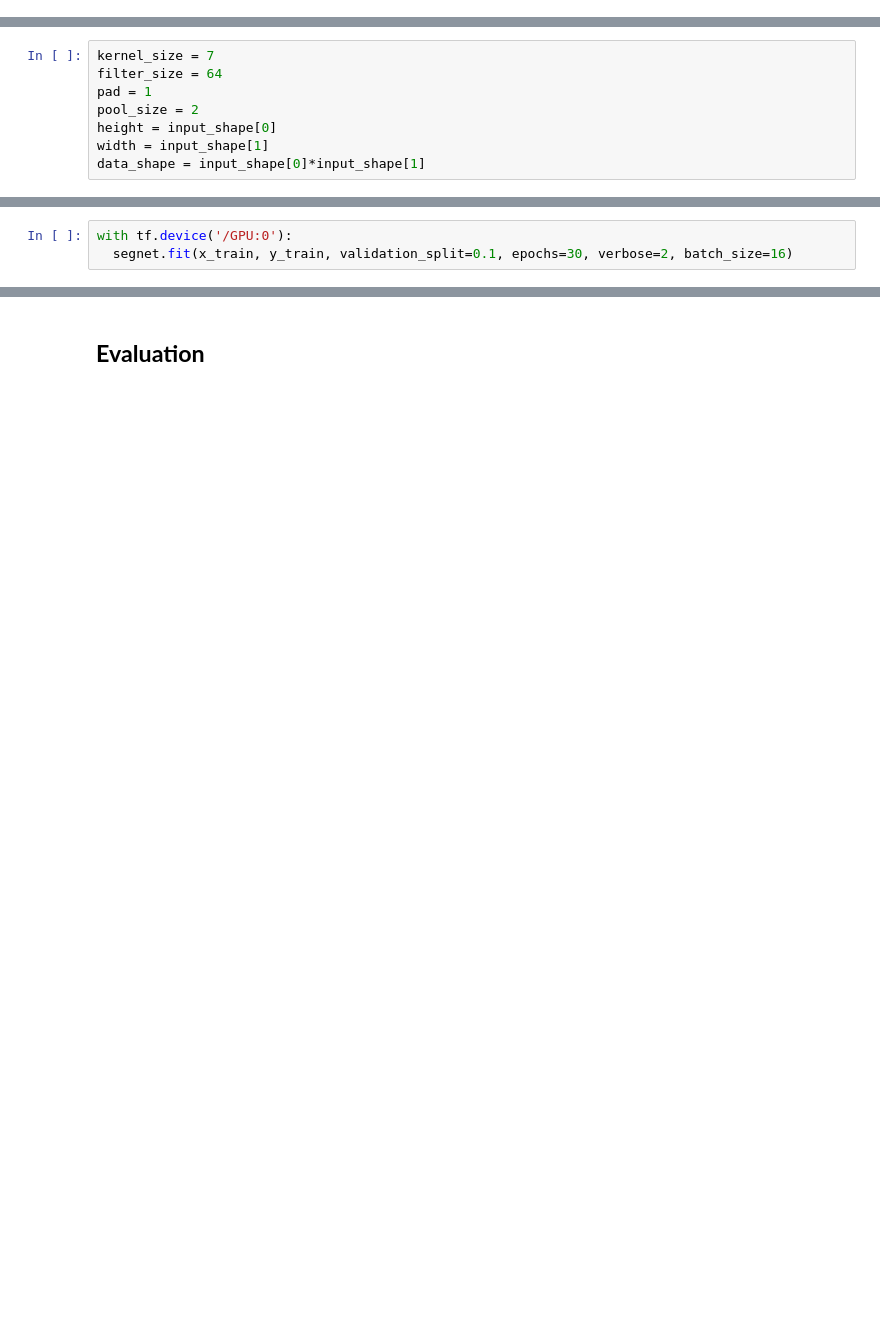
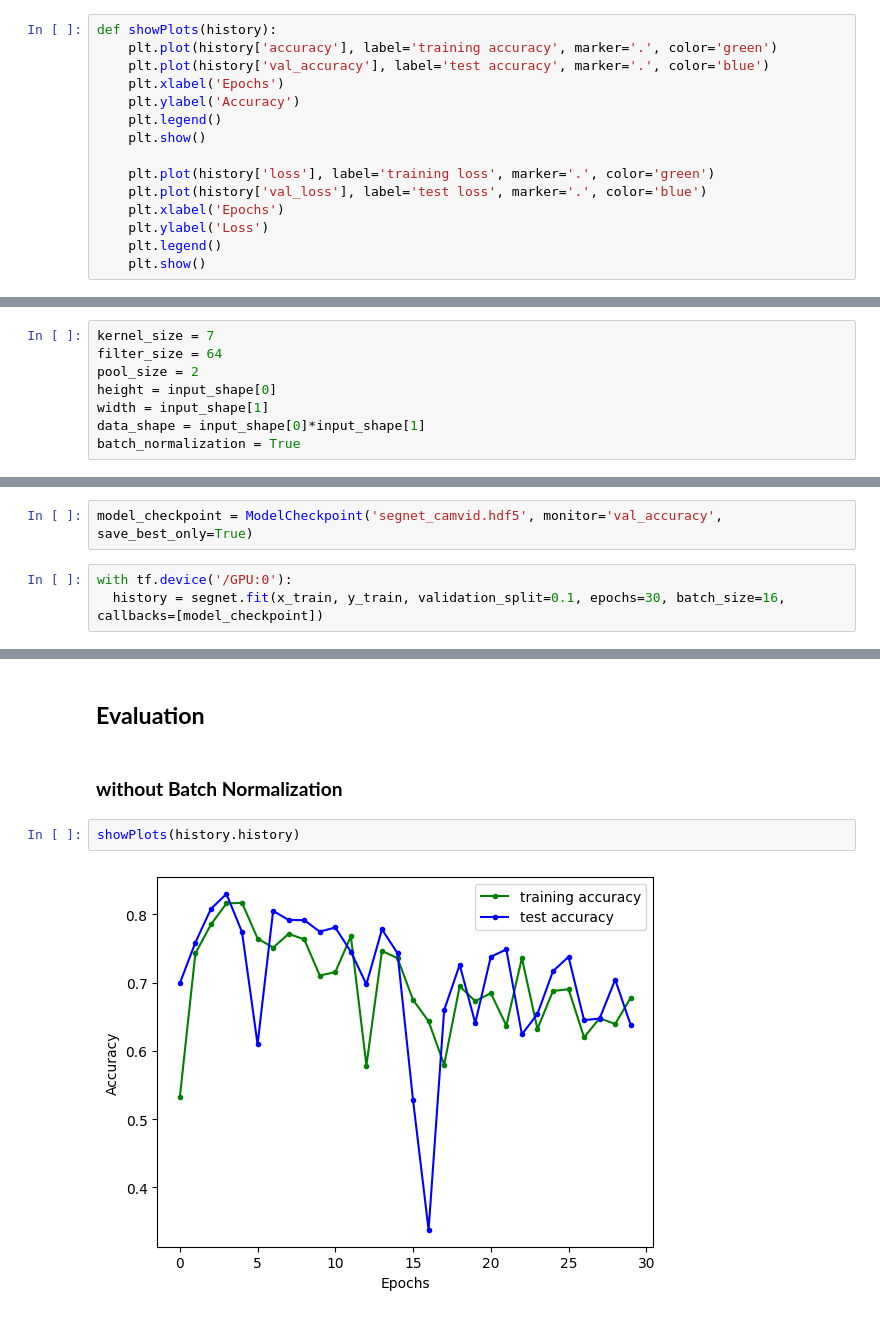
Before and after one commit to amirkasaei/Image-Segementation-CamVid-using-SegNet, a Jupyter notebook: SegNet_Tensorflow.ipynb, the cells around one changed output, grey strips where cells are left out. Saved outputs shown, nothing was run; the diff lists cells and outputs as text; blank space fills up the shorter version.

```diff
--- a/SegNet_Tensorflow.ipynb
+++ b/SegNet_Tensorflow.ipynb
@@ -204 +229,16 @@ x_train.shape, y_train.shape
+# %%
+def showPlots(history):
+    plt.plot(history['accuracy'], label='training accuracy', marker='.', color='green')
+    plt.plot(history['val_accuracy'], label='test accuracy', marker='.', color='blue')
+    plt.xlabel('Epochs')
+    plt.ylabel('Accuracy')
+    plt.legend()
+    plt.show()
+
+    plt.plot(history['loss'], label='training loss', marker='.', color='green')
+    plt.plot(history['val_loss'], label='test loss', marker='.', color='blue')
+    plt.xlabel('Epochs')
+    plt.ylabel('Loss')
+    plt.legend()
+    plt.show()
 # %% [markdown]
@@ -206,11 +246,11 @@ x_train.shape, y_train.shape
 # %%
 kernel_size = 7
 filter_size = 64
-pad = 1
 pool_size = 2
 height = input_shape[0]
 width = input_shape[1]
 data_shape = input_shape[0]*input_shape[1]
+batch_normalization = True
 # %%
 inputs = Input(shape=input_shape)
 # ------------------------------------ down 1----------------------------------------
@@ -292,5 +340,7 @@ segnet.compile(optimizer = Adam(learning_rate = 1e-4), loss = 'categorical_cross
+# %%
+model_checkpoint = ModelCheckpoint('segnet_camvid.hdf5', monitor='val_accuracy', save_best_only=True)
 # %%
 with tf.device('/GPU:0'):
-  segnet.fit(x_train, y_train, validation_split=0.1, epochs=30, verbose=2, batch_size=16)
+  history = segnet.fit(x_train, y_train, validation_split=0.1, epochs=30, batch_size=16, callbacks=[model_checkpoint])
 # %% [output]
 Epoch 1/30
@@ -313,2 +388,8 @@ Epoch 30/30
 # %% [markdown]
 ## **Evaluation**
+# %% [markdown]
+### **without Batch Normalization**
+# %%
+showPlots(history.history)
+# %% [output]
+[figure, added]
```
Also changed, not shown: parts of 38 cells of this notebook.
